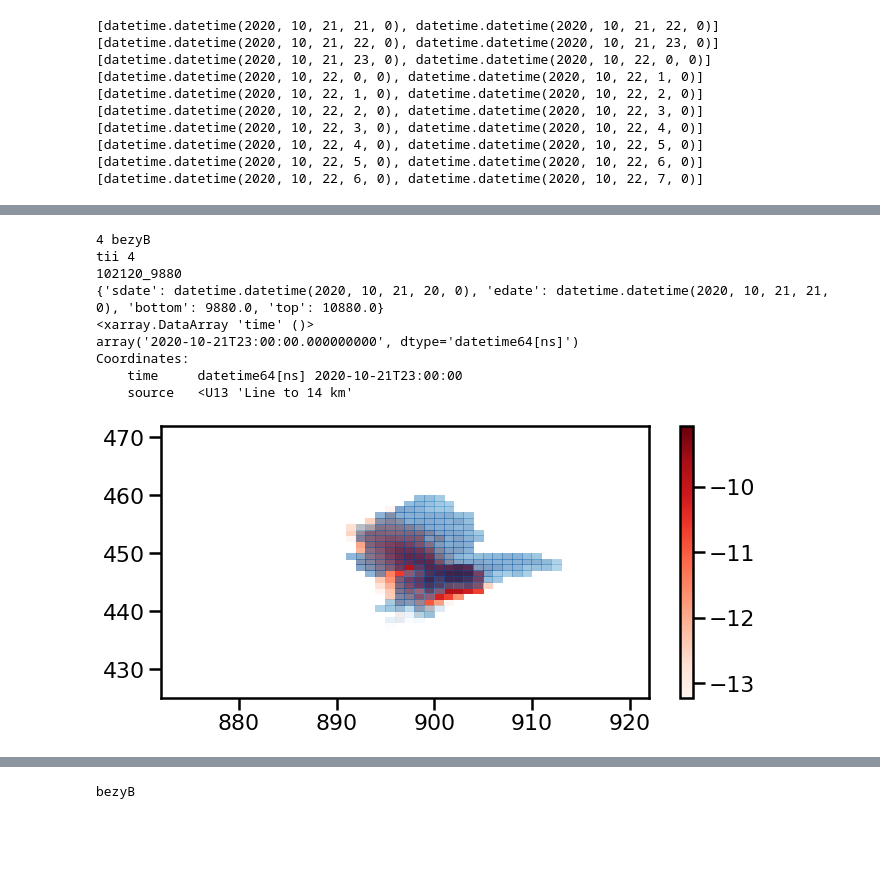
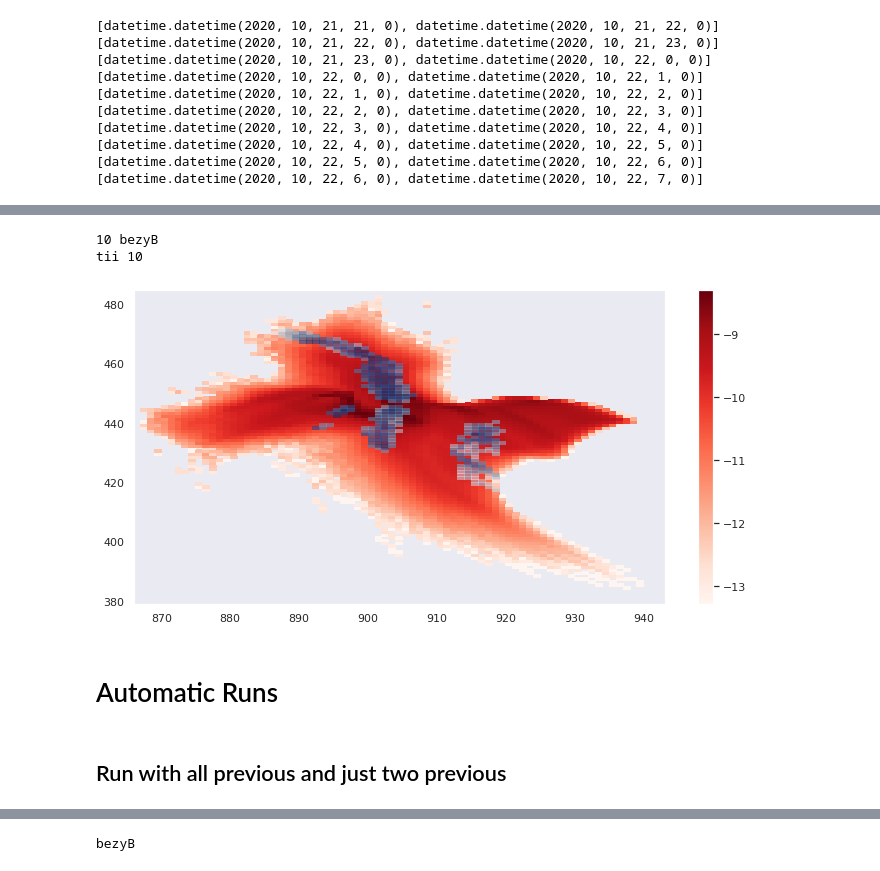
Before and after one commit to noaa-oar-arl/hysplit_asheval_notebooks, a Jupyter notebook: notebooks/BezyInverseRunB.ipynb, the cells around one changed output, grey strips where cells are left out. Drawn from its saved outputs; the diff is of its cells as text; code cells hidden in the pictures; blank space fills up the shorter version.

```diff
--- a/notebooks/BezyInverseRunB.ipynb
+++ b/notebooks/BezyInverseRunB.ipynb
@@ -193,27 +187,22 @@ times in cdump file
 # %%
 %autoreload
 #gep10, gep16 looks good at tii=6.
 #gep24 possibly looks ok.
-zlevel=18  #index 'ensemble'
+zlevel=None  #index 'ensemble'
            #if None then sum along the ens. dimension which shows contributions from all inv. runs.
-tii=4
+tii=10
 #zlevel=None
 %autoreload
 ax = inverse.compare_plotsA(daterange=dlist[0],tii=tii,zii=zlevel)
 #plt.gca()
 #ax.plot(160.587,55.978,'y^')
 #plt.show()
 # %% [output]
-4 bezyB
-tii 4
-102120_9880
-{'sdate': datetime.datetime(2020, 10, 21, 20, 0), 'edate': datetime.datetime(2020, 10, 21, 21, 0), 'bottom': 9880.0, 'top': 10880.0}
-<xarray.DataArray 'time' ()>
-array('2020-10-21T23:00:00.000000000', dtype='datetime64[ns]')
-Coordinates:
-    time     datetime64[ns] 2020-10-21T23:00:00
-    source   <U13 'Line to 14 km'
+10 bezyB
+tii 10
-[figure, old version]
+[figure, new version]
 # %%
 %autoreload
 inverse.set_concmult(1)
+# %% [markdown]
+# Automatic Runs
@@ -219,0 +226,2 @@ inverse.set_concmult(1)
+# %% [markdown]
+## Run with all previous and just two previous
```
Also changed, not shown: parts of 44 cells of this notebook, 9 other files.
